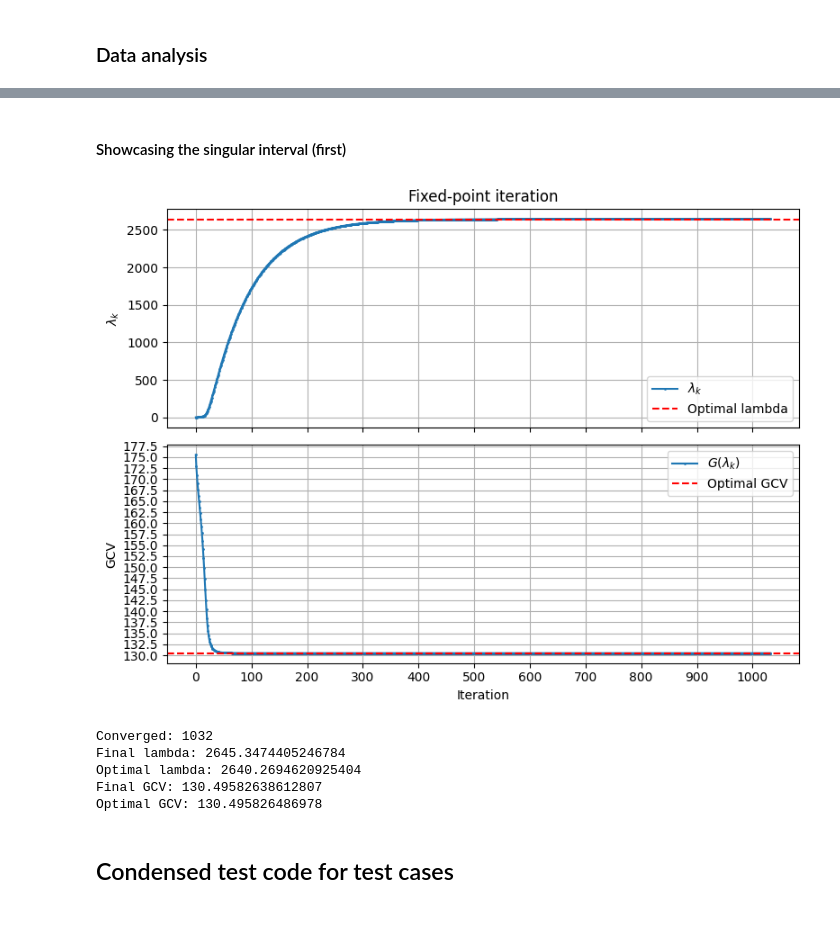
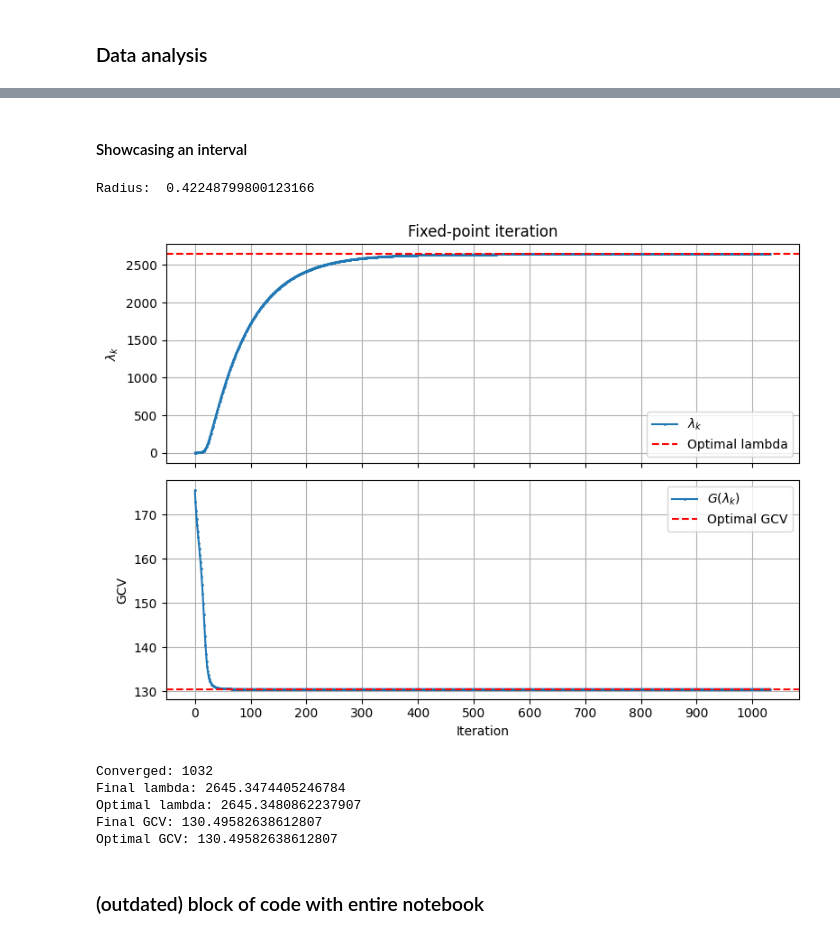
Before and after one commit to advayvyas/OptimalRidge, a Jupyter notebook: gcv_contraction.ipynb, the cells around one changed output, grey strips where cells are left out. Drawn from its saved outputs; the diff is of its cells as text; code cells hidden in the pictures.

Commit message:
alpha still 1/2, interesting experiment with some more graph work, variable checks, etc

```diff
--- a/gcv_contraction.ipynb
+++ b/gcv_contraction.ipynb
@@ -341,5 +350,5 @@ def G(lam, n, a, singular_values):
 # %%
-result = minimize_scalar(G, args=(N, a, sigma), tol=1)
+result = minimize_scalar(G, args=(N, a, sigma))
 
 optimal_lambda = result.x
 optimal_gcv = result.fun
@@ -667,7 +702,8 @@ plt.show()
 # %% [markdown]
-#### Showcasing the singular interval (first)
+#### Showcasing an interval
 # %%
 interval_index = 1
+print("Radius: ", r_hat)
 
 left = interval_index * 2 * r_hat
 right = (interval_index + 1) * 2 * r_hat
@@ -683,42 +719,43 @@ fig, axes = plt.subplots(2, 1, figsize=(8, 6), sharex=True)
 axes[0].plot(iterations, lam_history, marker=".", markersize = 2, label=r"$\lambda_k$")
 axes[0].axhline(
     optimal_lambda, color="red", linestyle="--", label="Optimal lambda"
 )
 axes[0].set_ylabel(r"$\lambda_k$")
 axes[0].set_title("Fixed-point iteration")
 axes[0].legend()
 axes[0].grid(True)
 
 axes[1].plot(iterations, gcv_history, marker=".", markersize = 2, label=r"$G(\lambda_k)$")
 axes[1].axhline(
     optimal_gcv, color="red", linestyle="--", label="Optimal GCV"
 )
 axes[1].set_xlabel("Iteration")
 axes[1].set_ylabel("GCV")
 axes[1].legend()
 axes[1].grid(True)
 
 axes[0].ticklabel_format(axis='y', style='plain', useOffset=False)
 axes[1].ticklabel_format(axis='y', style='plain', useOffset=False)
 
 plt.tight_layout()
-plt.locator_params(axis='both', nbins=20)
+plt.locator_params(axis='x', nbins=20)
 plt.show()
 
 print("Converged:", converged)
 print("Final lambda:", lam_star)
 print("Optimal lambda:", optimal_lambda)
 print("Final GCV:", gcv_history[-1])
 print("Optimal GCV:", optimal_gcv)
 # %% [output]
+Radius:  0.42248799800123166
-[figure, old version]
+[figure, new version]
-Converged: 1032
-Final lambda: 2645.3474405246784
-Optimal lambda: 2640.2694620925404
-Final GCV: 130.49582638612807
-Optimal GCV: 130.495826486978
+Converged: 1032
+Final lambda: 2645.3474405246784
+Optimal lambda: 2645.3480862237907
+Final GCV: 130.49582638612807
+Optimal GCV: 130.49582638612807
-# %% [markdown]
-## Condensed test code for test cases
+# %% [markdown]
+### (outdated) block of code with entire notebook
 # %%
 # ### Data generation
 # rng = np.random.default_rng(seed=77)
```
Also changed, not shown: parts of 19 cells of this notebook.
